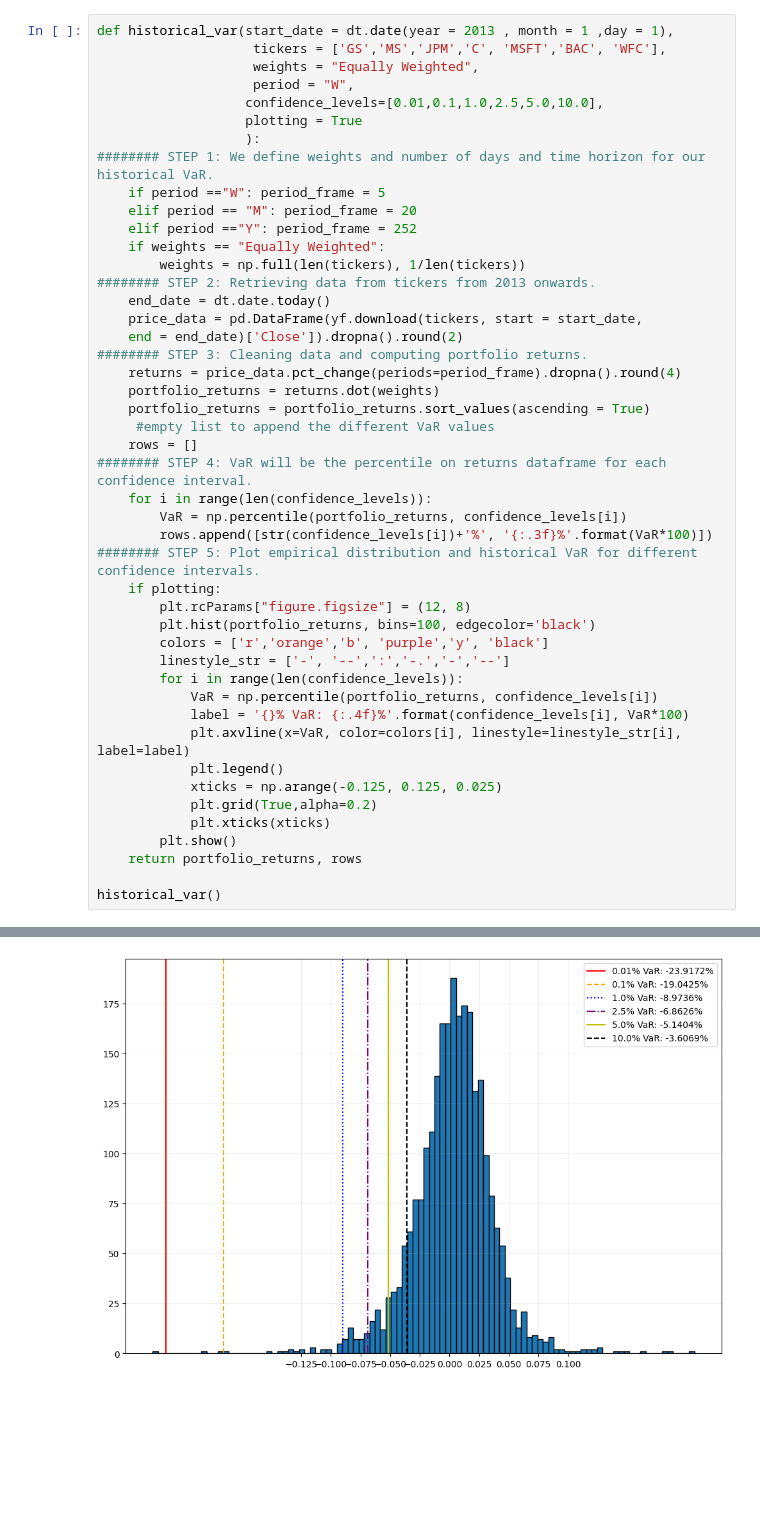
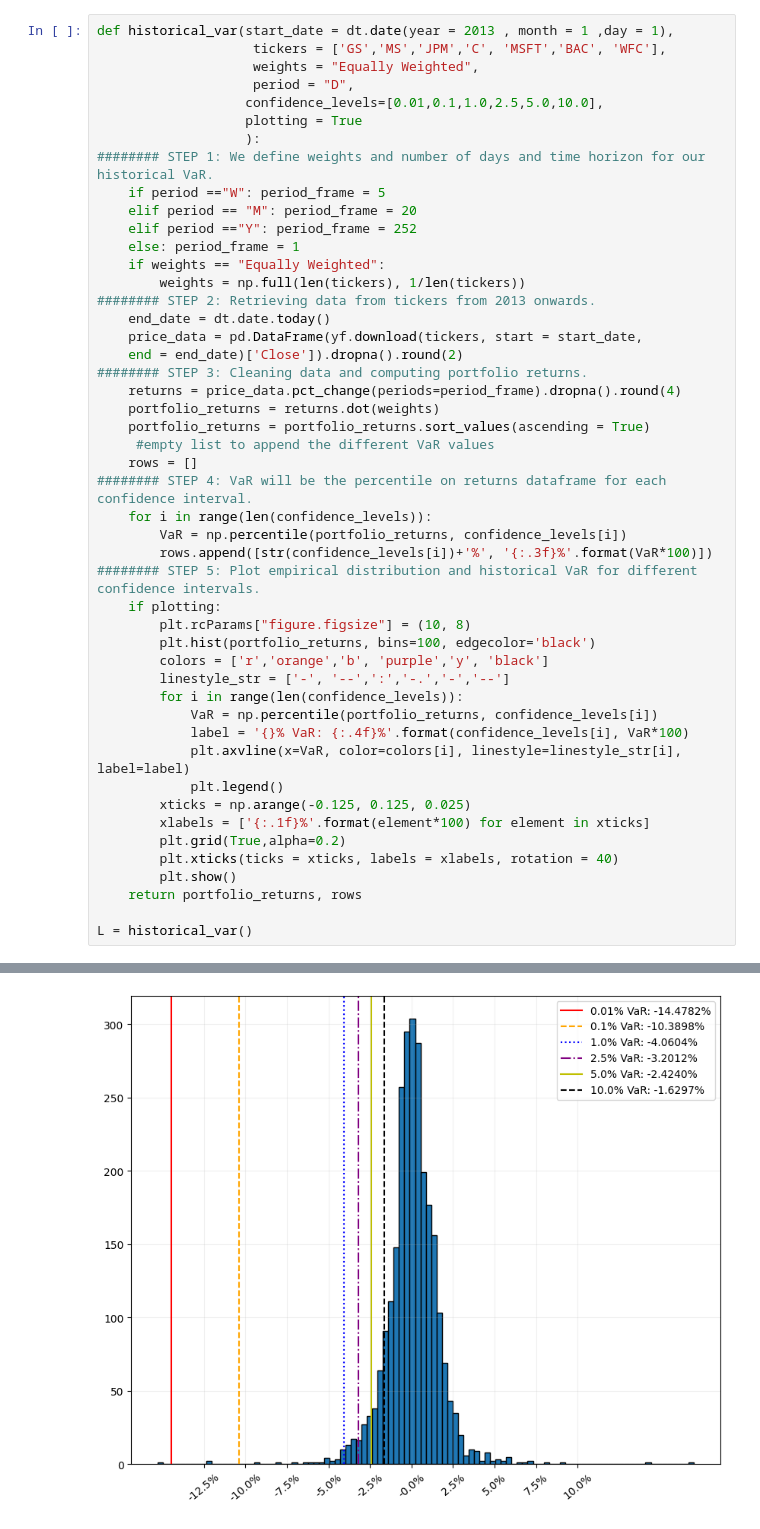
Before and after one commit to eduardo-contreras-dominguez/Quantitative-Finance, a Jupyter notebook: VaR.ipynb, the cells around one changed output, grey strips where cells are left out. Drawn from its saved outputs; the diff is of its cells as text; blank space fills up the shorter version.

```diff
--- a/VaR.ipynb
+++ b/VaR.ipynb
@@ -59,7 +49,7 @@ For example, if a portfolio has a value of 1 million dollars and the VaR at the
 def historical_var(start_date = dt.date(year = 2013 , month = 1 ,day = 1),
                     tickers = ['GS','MS','JPM','C', 'MSFT','BAC', 'WFC'],
                     weights = "Equally Weighted",
-                    period = "W",
+                    period = "D",
                    confidence_levels=[0.01,0.1,1.0,2.5,5.0,10.0],
                    plotting = True
                    ):
@@ -67,40 +57,42 @@ def historical_var(start_date = dt.date(year = 2013 , month = 1 ,day = 1),
     if period =="W": period_frame = 5
     elif period == "M": period_frame = 20
     elif period =="Y": period_frame = 252
+    else: period_frame = 1
     if weights == "Equally Weighted":
         weights = np.full(len(tickers), 1/len(tickers))
 ######## STEP 2: Retrieving data from tickers from 2013 onwards.
     end_date = dt.date.today()
     price_data = pd.DataFrame(yf.download(tickers, start = start_date,
     end = end_date)['Close']).dropna().round(2)
 ######## STEP 3: Cleaning data and computing portfolio returns.
     returns = price_data.pct_change(periods=period_frame).dropna().round(4)
     portfolio_returns = returns.dot(weights)
     portfolio_returns = portfolio_returns.sort_values(ascending = True)
      #empty list to append the different VaR values
     rows = []
 ######## STEP 4: VaR will be the percentile on returns dataframe for each confidence interval.
     for i in range(len(confidence_levels)):
         VaR = np.percentile(portfolio_returns, confidence_levels[i])
         rows.append([str(confidence_levels[i])+'%', '{:.3f}%'.format(VaR*100)])
 ######## STEP 5: Plot empirical distribution and historical VaR for different confidence intervals.
     if plotting:
-        plt.rcParams["figure.figsize"] = (12, 8)
+        plt.rcParams["figure.figsize"] = (10, 8)
         plt.hist(portfolio_returns, bins=100, edgecolor='black')
         colors = ['r','orange','b', 'purple','y', 'black']
         linestyle_str = ['-', '--',':','-.','-','--']
         for i in range(len(confidence_levels)):
             VaR = np.percentile(portfolio_returns, confidence_levels[i])
             label = '{}% VaR: {:.4f}%'.format(confidence_levels[i], VaR*100)
             plt.axvline(x=VaR, color=colors[i], linestyle=linestyle_str[i], label=label)
             plt.legend()
-            xticks = np.arange(-0.125, 0.125, 0.025)
-            plt.grid(True,alpha=0.2)
-            plt.xticks(xticks)
+        xticks = np.arange(-0.125, 0.125, 0.025)
+        xlabels = ['{:.1f}%'.format(element*100) for element in xticks]
+        plt.grid(True,alpha=0.2)
+        plt.xticks(ticks = xticks, labels = xlabels, rotation = 40)
         plt.show()
     return portfolio_returns, rows
 
-historical_var()
+L = historical_var()
 # %% [output]
 [*********************100%***********************]  7 of 7 completed
-[figure, old version]
+[figure, new version]
```
Also changed, not shown: parts of 6 cells of this notebook.
